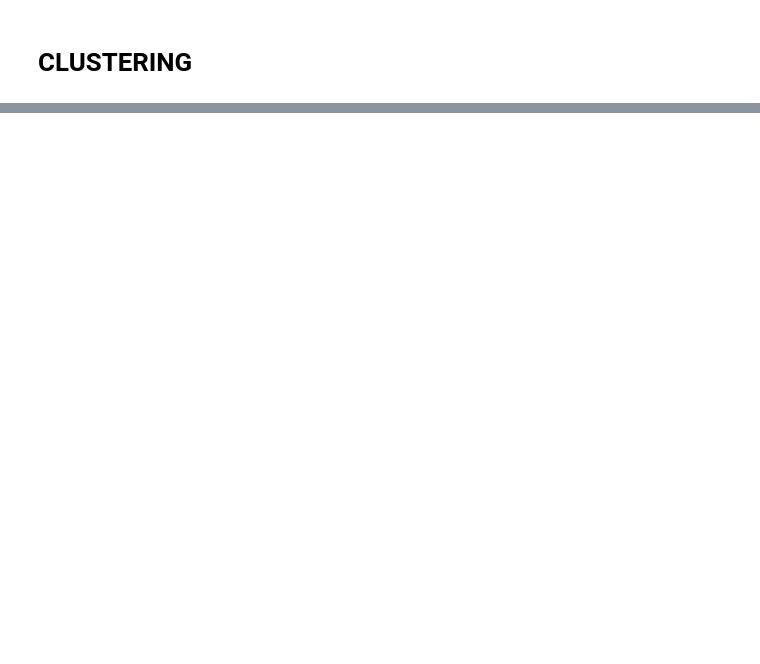
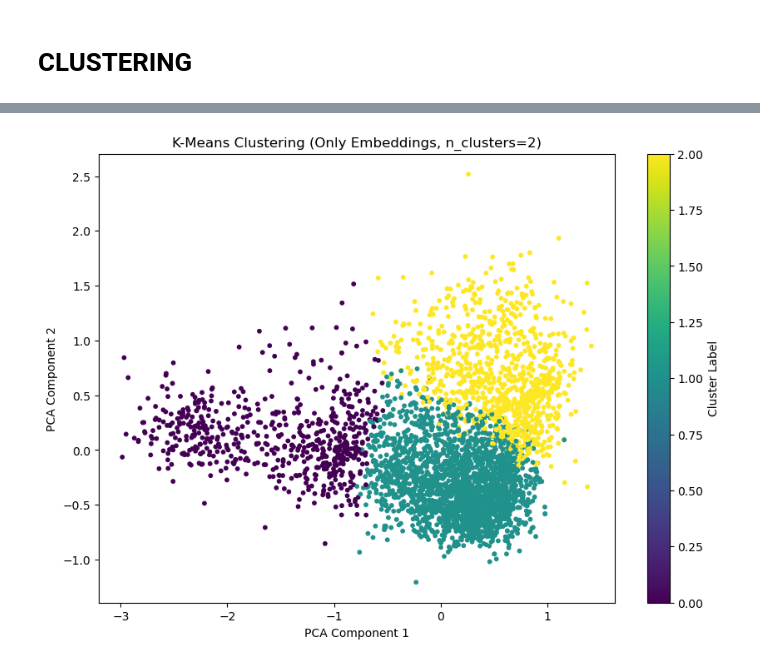
Before and after one commit to JAYCANGI/TFG, a Jupyter notebook: Models/models.ipynb, the cells around one changed output, grey strips where cells are left out. Drawn from its saved outputs; the diff is of its cells as text; code cells hidden in the pictures; blank space fills up the shorter version.

```diff
--- a/Models/models.ipynb
+++ b/Models/models.ipynb
@@ -807,0 +756,9 @@ Model 2 (Word2Vec + Extra Features):
+# %%
+from sklearn.preprocessing import MinMaxScaler
+
+# Normalize embeddings before combining them with other features
+X_embeddings_scaled = MinMaxScaler().fit_transform(X_embeddings)
+df_additional_scaled = MinMaxScaler().fit_transform(df_additional)
+
+# Combine the scaled embeddings and additional features
+X_combined_scaled = np.hstack([X_embeddings_scaled, df_additional_scaled])
@@ -807,0 +782,12 @@ Model 2 (Word2Vec + Extra Features):
+# %%
+from sklearn.preprocessing import MinMaxScaler
+import numpy as np
+
+# Normalize embeddings before combining them with other features
+X_embeddings_scaled = MinMaxScaler().fit_transform(X_embeddings)
+
+# Normalize the additional features
+df_additional_scaled = MinMaxScaler().fit_transform(df_additional)
+
+# Combine the scaled embeddings and additional features
+X_combined_scaled = np.hstack([X_embeddings_scaled, df_additional_scaled])
@@ -807,0 +862,25 @@ Model 2 (Word2Vec + Extra Features):
+# %%
+from sklearn.decomposition import PCA
+import matplotlib.pyplot as plt
+
+# Reduce dimensionality of embeddings to 2D for visualization
+pca = PCA(n_components=2)
+X_pca = pca.fit_transform(X_embeddings_scaled)
+
+# Add the PCA components to the DataFrame
+df['PCA_1'] = X_pca[:, 0]
+df['PCA_2'] = X_pca[:, 1]
+# %%
+def plot_clusters(df, label_column, title):
+    plt.figure(figsize=(10, 7))
+    scatter = plt.scatter(df['PCA_1'], df['PCA_2'], c=df[label_column], cmap='viridis', s=10)
+    plt.colorbar(scatter, label='Cluster Label')
+    plt.title(title)
+    plt.xlabel('PCA Component 1')
+    plt.ylabel('PCA Component 2')
+    plt.show()
+# %%
+# Plot the clusters
+plot_clusters(df, 'kmeans_labels_embeddings', 'K-Means Clustering (Only Embeddings, n_clusters=2)')
+# %% [output]
+[figure, added]
```
Also changed, not shown: parts of 66 cells of this notebook, 3 other files.
